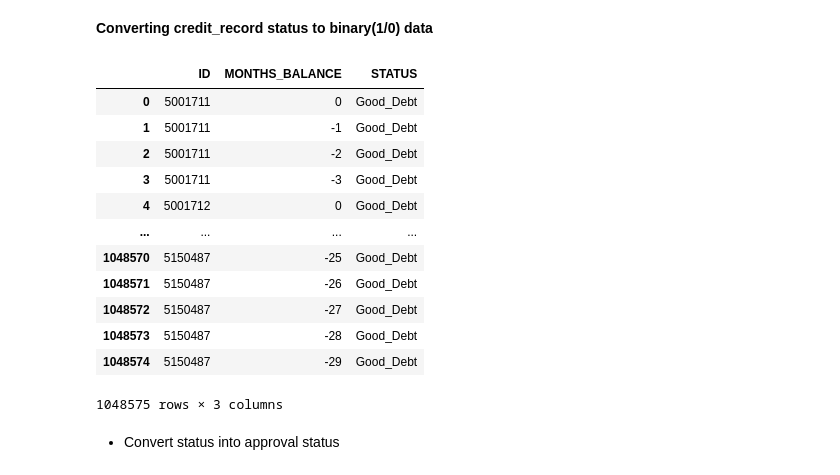
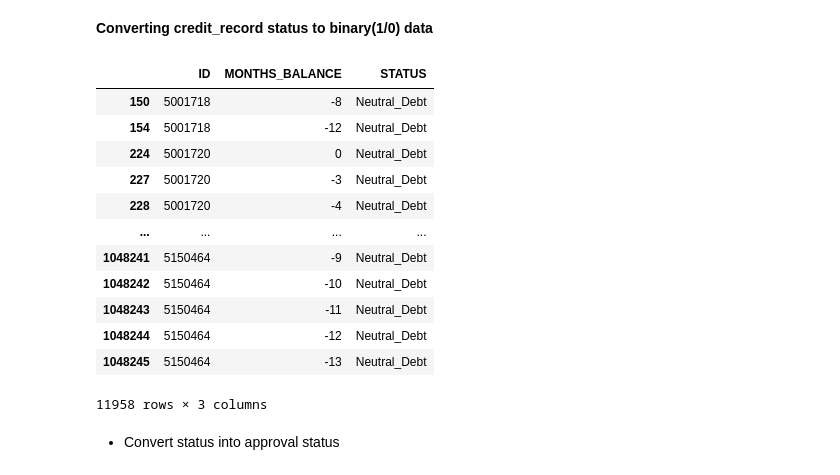
Before and after one commit to lglerdoe/ml_capstone, a Jupyter notebook: test_train_model_experiment-2.ipynb, the cells around one changed output. Saved outputs shown, nothing was run; the diff lists cells and outputs as text; code cells hidden in the pictures.

```diff
--- a/test_train_model_experiment-1.ipynb
+++ b/test_train_model_experiment-2.ipynb
@@ -72,24 +71,24 @@ STATUS	Status
 # %% [markdown]
  **Converting credit_record status to binary(1/0) data**
 # %%
-convert_to = {'C' : 'Good_Debt', 'X' : 'Good_Debt', '0' : 'Good_Debt', '1' : 'Neutral_Debt', '2' : 'Neutral_Debt', '3' : 'Bad_Debt', '4' : 'Bad_Debt', '5' : 'Bad_Debt'}
+convert_to = {'C' : 'Good_Debt', 'X' : 'Good_Debt', '0' : 'Good_Debt', '1' : 'Bad_Debt', '2' : 'Bad_Debt', '3' : 'Bad_Debt', '4' : 'Bad_Debt', '5' : 'Bad_Debt'}
 credit_records.replace({'STATUS' : convert_to}, inplace=True)
 # %%
-credit_records
+credit_records[credit_records['STATUS'] == 'Neutral_Debt']
 # %% [output]
 |  | ID | MONTHS_BALANCE | STATUS |
-| 0 | 5001711 | 0 | Good_Debt |
-| 1 | 5001711 | -1 | Good_Debt |
-| 2 | 5001711 | -2 | Good_Debt |
-| 3 | 5001711 | -3 | Good_Debt |
-| 4 | 5001712 | 0 | Good_Debt |
+| 150 | 5001718 | -8 | Neutral_Debt |
+| 154 | 5001718 | -12 | Neutral_Debt |
+| 224 | 5001720 | 0 | Neutral_Debt |
+| 227 | 5001720 | -3 | Neutral_Debt |
+| 228 | 5001720 | -4 | Neutral_Debt |
 | ... | ... | ... | ... |
-| 1048570 | 5150487 | -25 | Good_Debt |
-| 1048571 | 5150487 | -26 | Good_Debt |
-| 1048572 | 5150487 | -27 | Good_Debt |
-| 1048573 | 5150487 | -28 | Good_Debt |
-| 1048574 | 5150487 | -29 | Good_Debt |
+| 1048241 | 5150464 | -9 | Neutral_Debt |
+| 1048242 | 5150464 | -10 | Neutral_Debt |
+| 1048243 | 5150464 | -11 | Neutral_Debt |
+| 1048244 | 5150464 | -12 | Neutral_Debt |
+| 1048245 | 5150464 | -13 | Neutral_Debt |
-1048575 rows × 3 columns
+11958 rows × 3 columns
 # %% [markdown]
 - Convert status into approval status
 # %%
```
Also changed, not shown: parts of 14 cells of this notebook.
